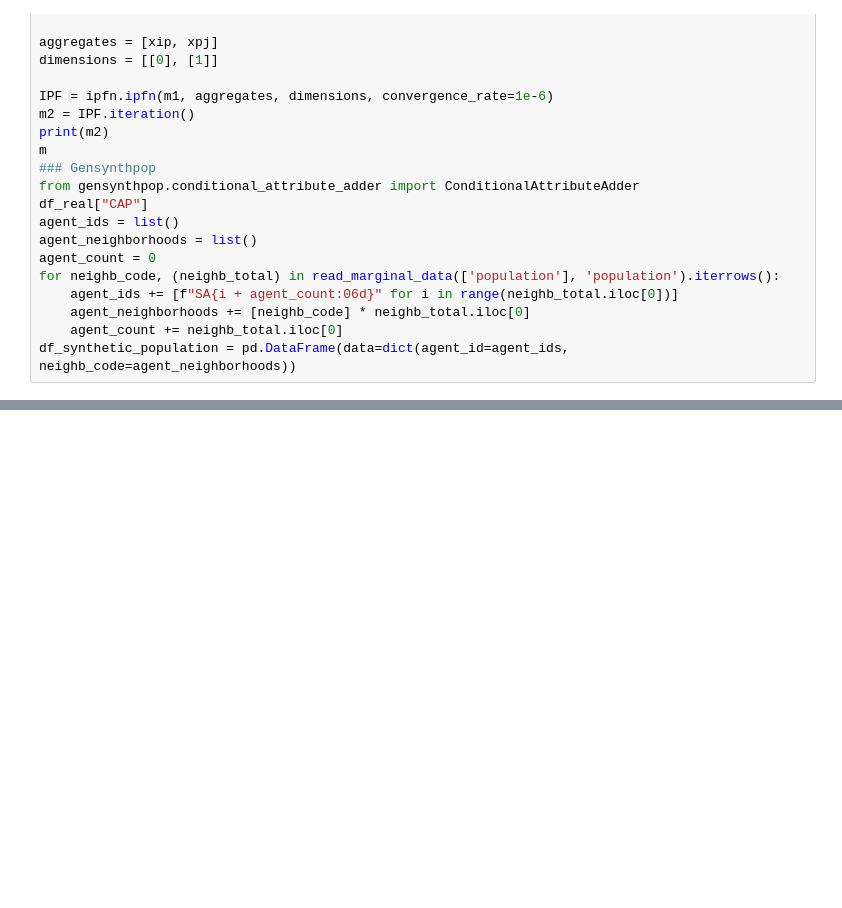
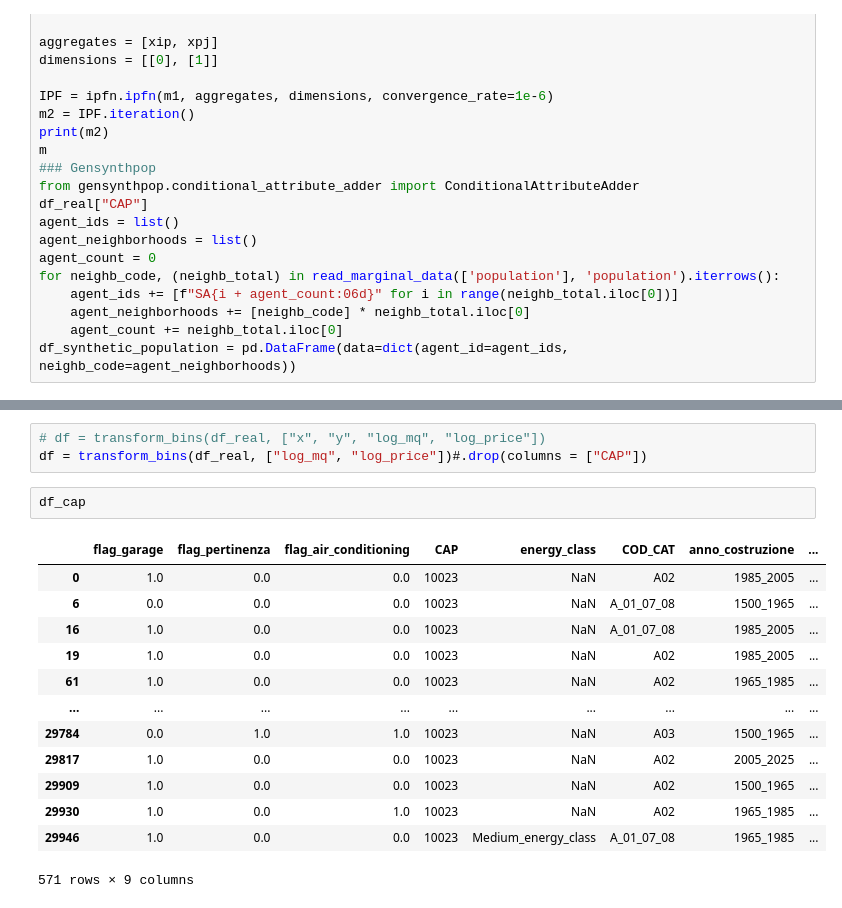
Before and after one commit to jaclenti/NFVAE-population-synthesis, a Jupyter notebook: notebooks/jl_popsyn_ipf.ipynb, the cells around one changed output, grey strips where cells are left out. Saved outputs shown, nothing was run; the diff lists cells and outputs as text; blank space fills up the shorter version.

```diff
--- a/notebooks/jl_popsyn_ipf.ipynb
+++ b/notebooks/jl_popsyn_ipf.ipynb
@@ -72,0 +183,19 @@ df_synthetic_population = pd.DataFrame(data=dict(agent_id=agent_ids, neighb_code
+# %%
+# df = transform_bins(df_real, ["x", "y", "log_mq", "log_price"])
+df = transform_bins(df_real, ["log_mq", "log_price"])#.drop(columns = ["CAP"])
+# %%
+df_cap
+# %% [output]
+|  | flag_garage | flag_pertinenza | flag_air_conditioning | CAP | energy_class | COD_CAT | anno_costruzione | ... |
+| 0 | 1.0 | 0.0 | 0.0 | 10023 | NaN | A02 | 1985_2005 | ... |
+| 6 | 0.0 | 0.0 | 0.0 | 10023 | NaN | A_01_07_08 | 1500_1965 | ... |
+| 16 | 1.0 | 0.0 | 0.0 | 10023 | NaN | A_01_07_08 | 1985_2005 | ... |
+| 19 | 1.0 | 0.0 | 0.0 | 10023 | NaN | A02 | 1985_2005 | ... |
+| 61 | 1.0 | 0.0 | 0.0 | 10023 | NaN | A02 | 1965_1985 | ... |
+| ... | ... | ... | ... | ... | ... | ... | ... | ... |
+| 29784 | 0.0 | 1.0 | 1.0 | 10023 | NaN | A03 | 1500_1965 | ... |
+| 29817 | 1.0 | 0.0 | 0.0 | 10023 | NaN | A02 | 2005_2025 | ... |
+| 29909 | 1.0 | 0.0 | 0.0 | 10023 | NaN | A02 | 1500_1965 | ... |
+| 29930 | 1.0 | 0.0 | 1.0 | 10023 | NaN | A02 | 1965_1985 | ... |
+| 29946 | 1.0 | 0.0 | 0.0 | 10023 | Medium_energy_class | A_01_07_08 | 1965_1985 | ... |
+571 rows × 9 columns
```
Also changed, not shown: parts of 38 cells of this notebook, 7 other files.
